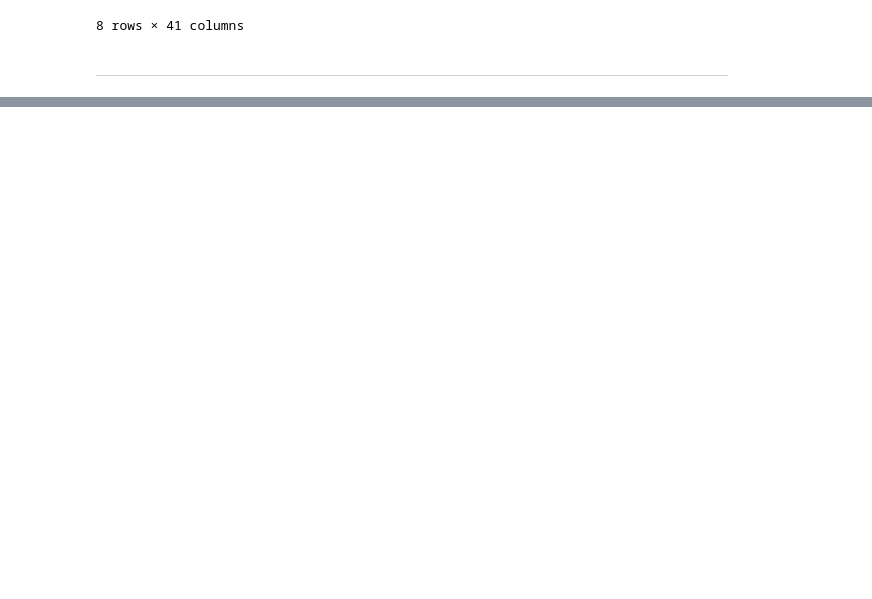
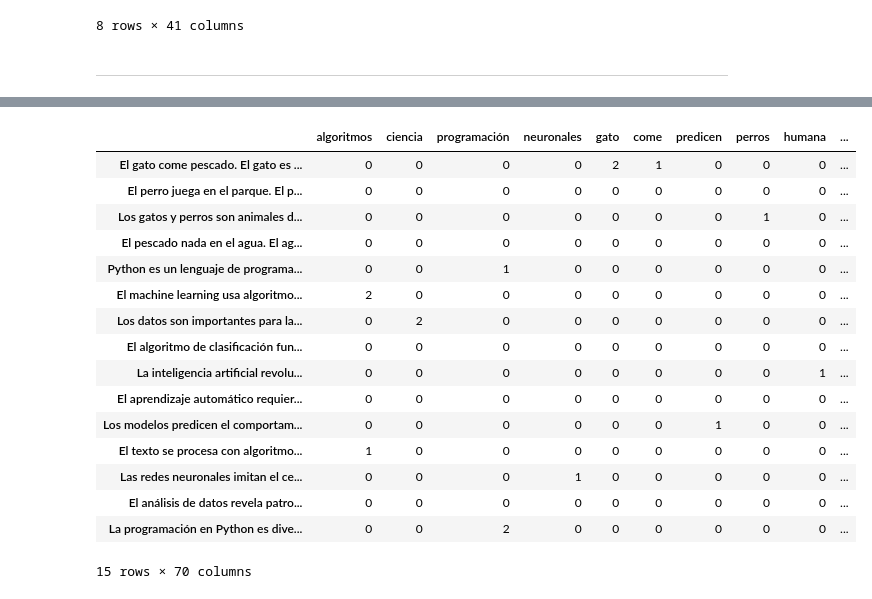
Before and after one commit to mikecr96/NLP-Ago-dic25, a Jupyter notebook: Semana VIII/bow.ipynb, the cells around one changed output, grey strips where cells are left out. Saved outputs shown, nothing was run; the diff lists cells and outputs as text; code cells hidden in the pictures; blank space fills up the shorter version.

```diff
--- a/Semana VIII/bow.ipynb
+++ b/Semana VIII/bow.ipynb
@@ -136,0 +193,40 @@ diccionario = {
+# %%
+documentos_bow = [
+    "El gato come pescado. El gato es muy inteligente.",
+    "El perro juega en el parque. El perro corre rápido.",
+    "Los gatos y perros son animales domésticos. Los animales necesitan cuidado.",
+    "El pescado nada en el agua. El agua está muy limpia.",
+    "Python es un lenguaje de programación. Python es muy fácil de aprender.",
+    "El machine learning usa algoritmos. Los algoritmos procesan datos.",
+    "Los datos son importantes para la ciencia. La ciencia avanza con datos.",
+    "El algoritmo de clasificación funciona bien. El algoritmo es eficiente.",
+    "La inteligencia artificial revoluciona el mundo. La inteligencia humana es única.",
+    "El aprendizaje automático requiere datos. El aprendizaje es un proceso continuo.",
+    "Los modelos predicen el comportamiento. Los modelos necesitan entrenamiento.",
+    "El texto se procesa con algoritmos. El texto contiene información valiosa.",
+    "Las redes neuronales imitan el cerebro. Las redes aprenden patrones complejos.",
+    "El análisis de datos revela patrones. El análisis requiere herramientas especializadas.",
+    "La programación en Python es divertida. La programación resuelve problemas complejos."
+]
+# %%
+bow_matrix, vocab = crear_BoW(documentos_bow)
+# %%
+pd.DataFrame(bow_matrix, columns=list(vocab), index=documentos_bow)
+# %% [output]
+|  | algoritmos | ciencia | programación | neuronales | gato | come | predicen | perros | humana | ... |
+| El gato come pescado. El gato es ... | 0 | 0 | 0 | 0 | 2 | 1 | 0 | 0 | 0 | ... |
+| El perro juega en el parque. El p... | 0 | 0 | 0 | 0 | 0 | 0 | 0 | 0 | 0 | ... |
+| Los gatos y perros son animales d... | 0 | 0 | 0 | 0 | 0 | 0 | 0 | 1 | 0 | ... |
+| El pescado nada en el agua. El ag... | 0 | 0 | 0 | 0 | 0 | 0 | 0 | 0 | 0 | ... |
+| Python es un lenguaje de programa... | 0 | 0 | 1 | 0 | 0 | 0 | 0 | 0 | 0 | ... |
+| El machine learning usa algoritmo... | 2 | 0 | 0 | 0 | 0 | 0 | 0 | 0 | 0 | ... |
+| Los datos son importantes para la... | 0 | 2 | 0 | 0 | 0 | 0 | 0 | 0 | 0 | ... |
+| El algoritmo de clasificación fun... | 0 | 0 | 0 | 0 | 0 | 0 | 0 | 0 | 0 | ... |
+| La inteligencia artificial revolu... | 0 | 0 | 0 | 0 | 0 | 0 | 0 | 0 | 1 | ... |
+| El aprendizaje automático requier... | 0 | 0 | 0 | 0 | 0 | 0 | 0 | 0 | 0 | ... |
+| Los modelos predicen el comportam... | 0 | 0 | 0 | 0 | 0 | 0 | 1 | 0 | 0 | ... |
+| El texto se procesa con algoritmo... | 1 | 0 | 0 | 0 | 0 | 0 | 0 | 0 | 0 | ... |
+| Las redes neuronales imitan el ce... | 0 | 0 | 0 | 1 | 0 | 0 | 0 | 0 | 0 | ... |
+| El análisis de datos revela patro... | 0 | 0 | 0 | 0 | 0 | 0 | 0 | 0 | 0 | ... |
+| La programación en Python es dive... | 0 | 0 | 2 | 0 | 0 | 0 | 0 | 0 | 0 | ... |
+15 rows × 70 columns
```
Also changed, not shown: parts of 15 cells of this notebook.
